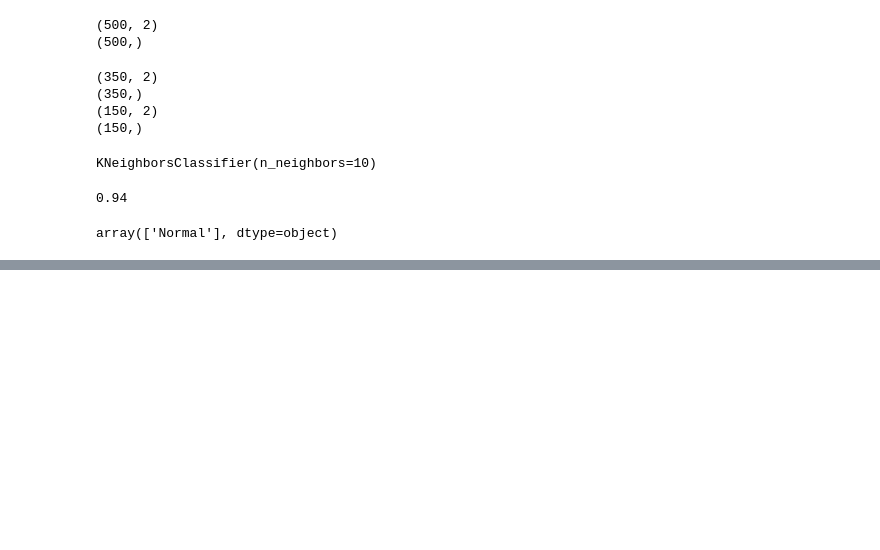
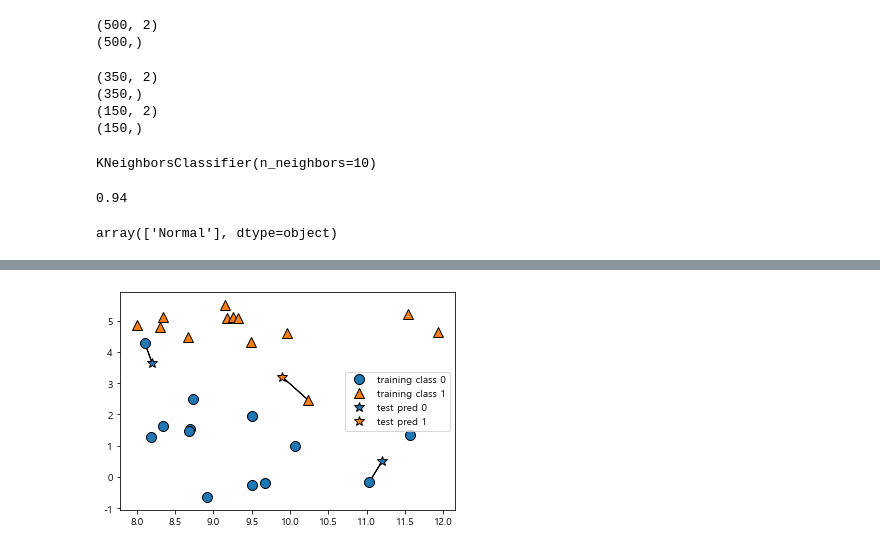
Before and after one commit to pillz9408/python, a Jupyter notebook: MachinLearning/basicBmi.ipynb, the cells around one changed output, grey strips where cells are left out. Drawn from its saved outputs; the diff is of its cells as text; code cells hidden in the pictures; blank space fills up the shorter version.

```diff
--- a/MachinLearning/bmi.ipynb
+++ b/MachinLearning/basicBmi.ipynb
@@ -185,0 +197,4 @@ array(['Normal'], dtype=object)
+# %%
+mglearn.plots.plot_knn_classification(n_neighbors=1)
+# %% [output]
+[figure, added]
```
Also changed, not shown: parts of 16 cells of this notebook.
